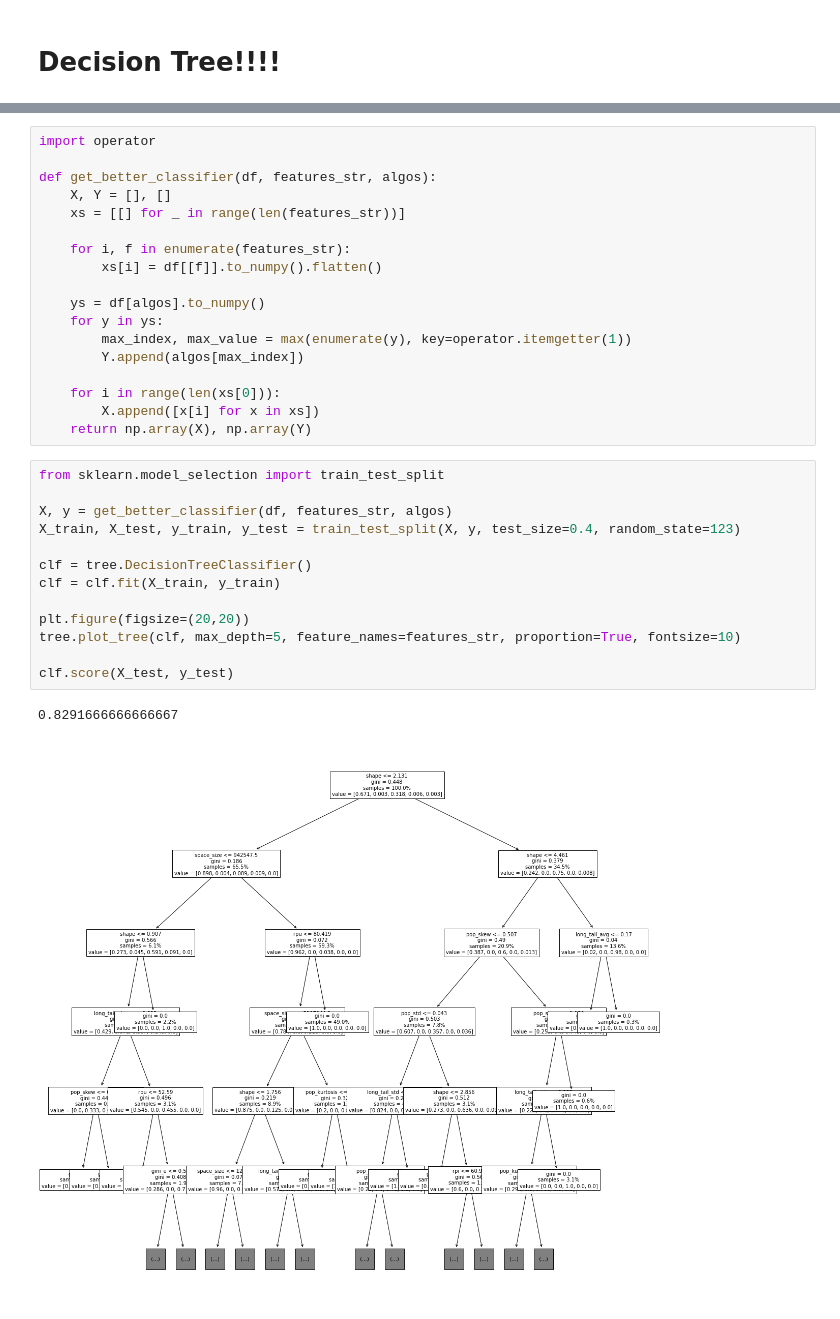
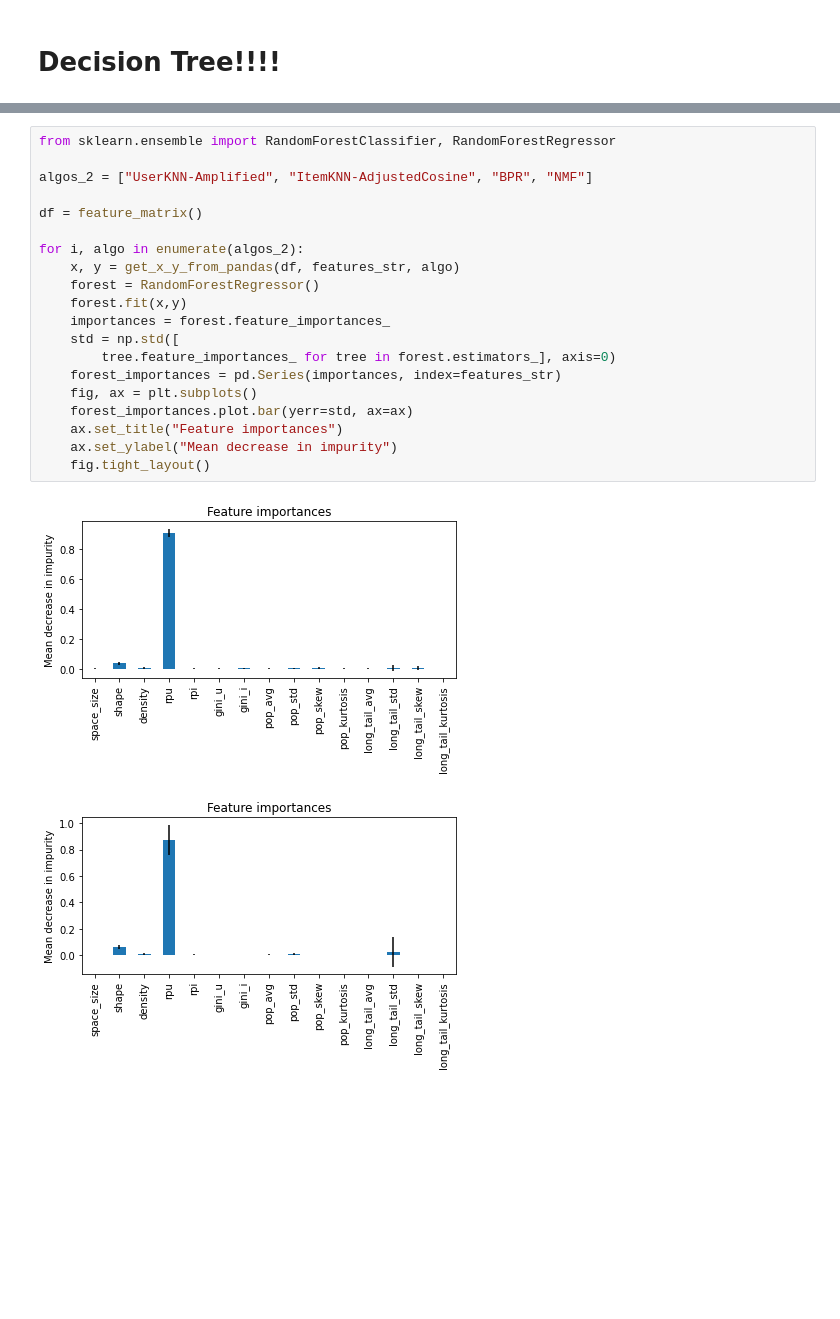
Before and after one commit to hugodavilat/recomendadores, a Jupyter notebook: explanatory_framework/features_calculator/stats.ipynb, the cells around one changed output, grey strips where cells are left out. Cells and saved outputs as stored; diff of their text form; blank space fills up the shorter version.

```diff
--- a/explanatory_framework/features_calculator/stats.ipynb
+++ b/explanatory_framework/features_calculator/stats.ipynb
@@ -214,34 +213,23 @@ for i, algo in enumerate(algos_2):
-# %%
-import operator
-
-def get_better_classifier(df, features_str, algos):
-    X, Y = [], []
-    xs = [[] for _ in range(len(features_str))]
-
-    for i, f in enumerate(features_str):
-        xs[i] = df[[f]].to_numpy().flatten()
-
-    ys = df[algos].to_numpy()
-    for y in ys:
-        max_index, max_value = max(enumerate(y), key=operator.itemgetter(1))
-        Y.append(algos[max_index])
-
-    for i in range(len(xs[0])):
-        X.append([x[i] for x in xs])
-    return np.array(X), np.array(Y)
-# %%
-from sklearn.model_selection import train_test_split
-
-X, y = get_better_classifier(df, features_str, algos)
-X_train, X_test, y_train, y_test = train_test_split(X, y, test_size=0.4, random_state=123)
-
-clf = tree.DecisionTreeClassifier()
-clf = clf.fit(X_train, y_train)
-
-plt.figure(figsize=(20,20))
-tree.plot_tree(clf, max_depth=5, feature_names=features_str, proportion=True, fontsize=10)
-
-clf.score(X_test, y_test)
-# %% [output]
-0.8291666666666667
-[figure, removed]
+# %%
+from sklearn.ensemble import RandomForestClassifier, RandomForestRegressor
+
+algos_2 = ["UserKNN-Amplified", "ItemKNN-AdjustedCosine", "BPR", "NMF"]
+
+df = feature_matrix()
+
+for i, algo in enumerate(algos_2):
+    x, y = get_x_y_from_pandas(df, features_str, algo)
+    forest = RandomForestRegressor()
+    forest.fit(x,y)
+    importances = forest.feature_importances_
+    std = np.std([
+        tree.feature_importances_ for tree in forest.estimators_], axis=0)
+    forest_importances = pd.Series(importances, index=features_str)
+    fig, ax = plt.subplots()
+    forest_importances.plot.bar(yerr=std, ax=ax)
+    ax.set_title("Feature importances")
+    ax.set_ylabel("Mean decrease in impurity")
+    fig.tight_layout()
+# %% [output]
+[figure, added]
+[figure, added]
```
Also changed, not shown: parts of 5 cells of this notebook.
